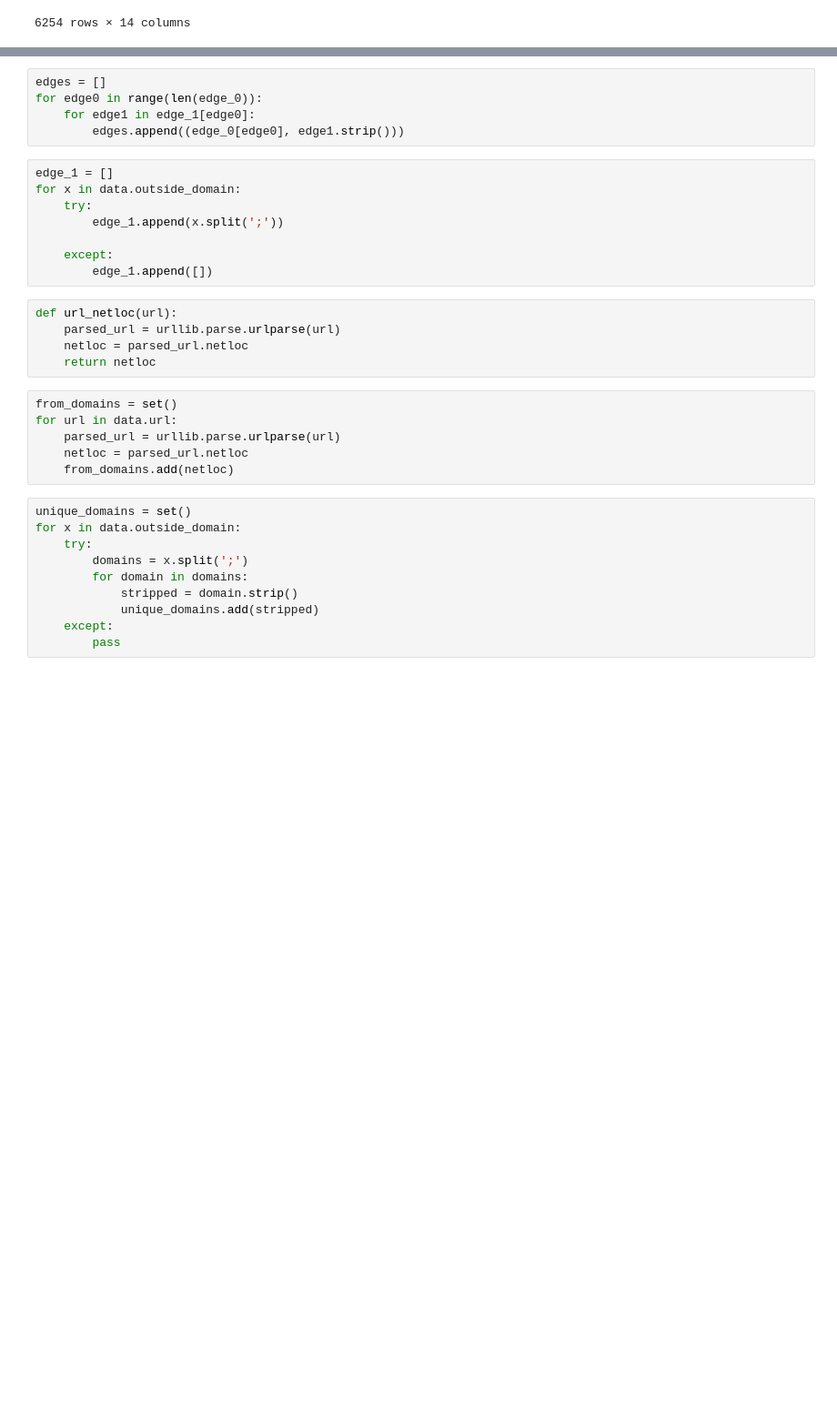
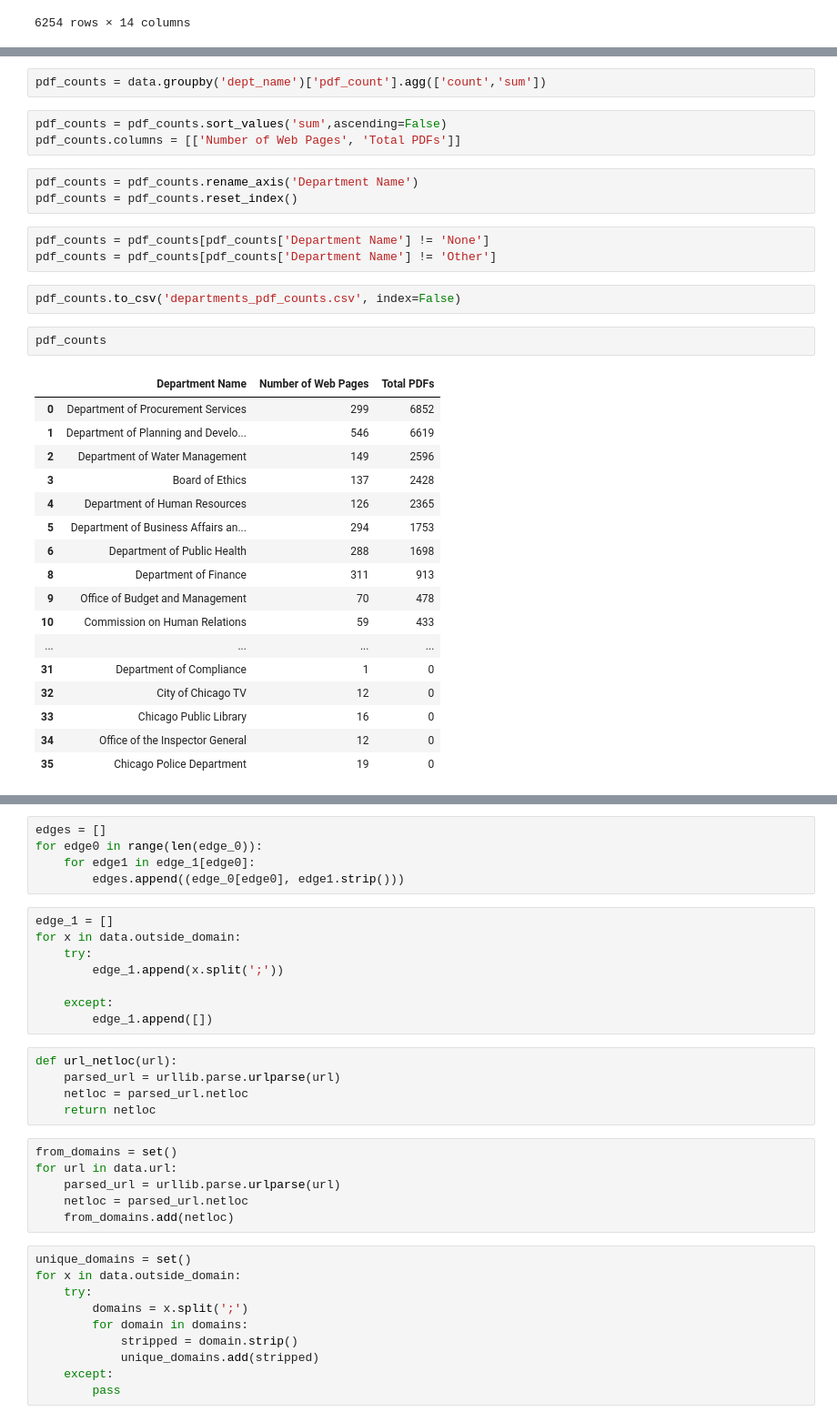
Before and after one commit to CityBaseInc/cityscrape, a Jupyter notebook: Chiscrape.ipynb, the cells around one changed output, grey strips where cells are left out. Shown: that part at 91% size. Saved outputs shown, nothing was run; the diff lists cells and outputs as text; blank space fills up the shorter version.

```diff
--- a/Chiscrape.ipynb
+++ b/Chiscrape.ipynb
@@ -150,0 +80,33 @@ data[(data.url.str.contains('/fin/'))]
+# %%
+pdf_counts = data.groupby('dept_name')['pdf_count'].agg(['count','sum'])
+# %%
+pdf_counts = pdf_counts.sort_values('sum',ascending=False)
+pdf_counts.columns = [['Number of Web Pages', 'Total PDFs']]
+# %%
+pdf_counts = pdf_counts.rename_axis('Department Name')
+pdf_counts = pdf_counts.reset_index()
+# %%
+pdf_counts = pdf_counts[pdf_counts['Department Name'] != 'None']
+pdf_counts = pdf_counts[pdf_counts['Department Name'] != 'Other']
+# %%
+pdf_counts.to_csv('departments_pdf_counts.csv', index=False)
+# %%
+pdf_counts
+# %% [output]
+|  | Department Name | Number of Web Pages | Total PDFs |
+| 0 | Department of Procurement Services | 299 | 6852 |
+| 1 | Department of Planning and Develo... | 546 | 6619 |
+| 2 | Department of Water Management | 149 | 2596 |
+| 3 | Board of Ethics | 137 | 2428 |
+| 4 | Department of Human Resources | 126 | 2365 |
+| 5 | Department of Business Affairs an... | 294 | 1753 |
+| 6 | Department of Public Health | 288 | 1698 |
+| 8 | Department of Finance | 311 | 913 |
+| 9 | Office of Budget and Management | 70 | 478 |
+| 10 | Commission on Human Relations | 59 | 433 |
+| ... | ... | ... | ... |
+| 31 | Department of Compliance | 1 | 0 |
+| 32 | City of Chicago TV | 12 | 0 |
+| 33 | Chicago Public Library | 16 | 0 |
+| 34 | Office of the Inspector General | 12 | 0 |
+| 35 | Chicago Police Department | 19 | 0 |
```
Also changed, not shown: parts of 42 cells of this notebook, 33 other files.
